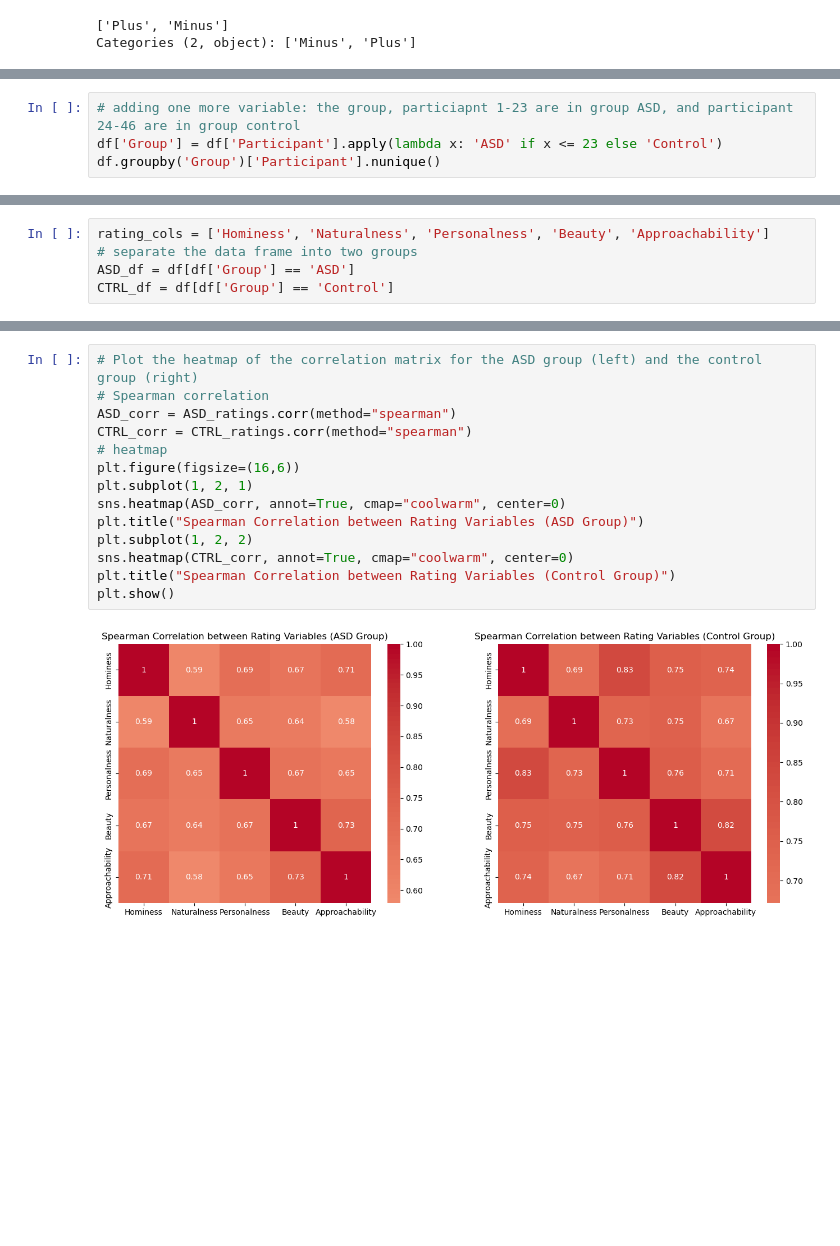
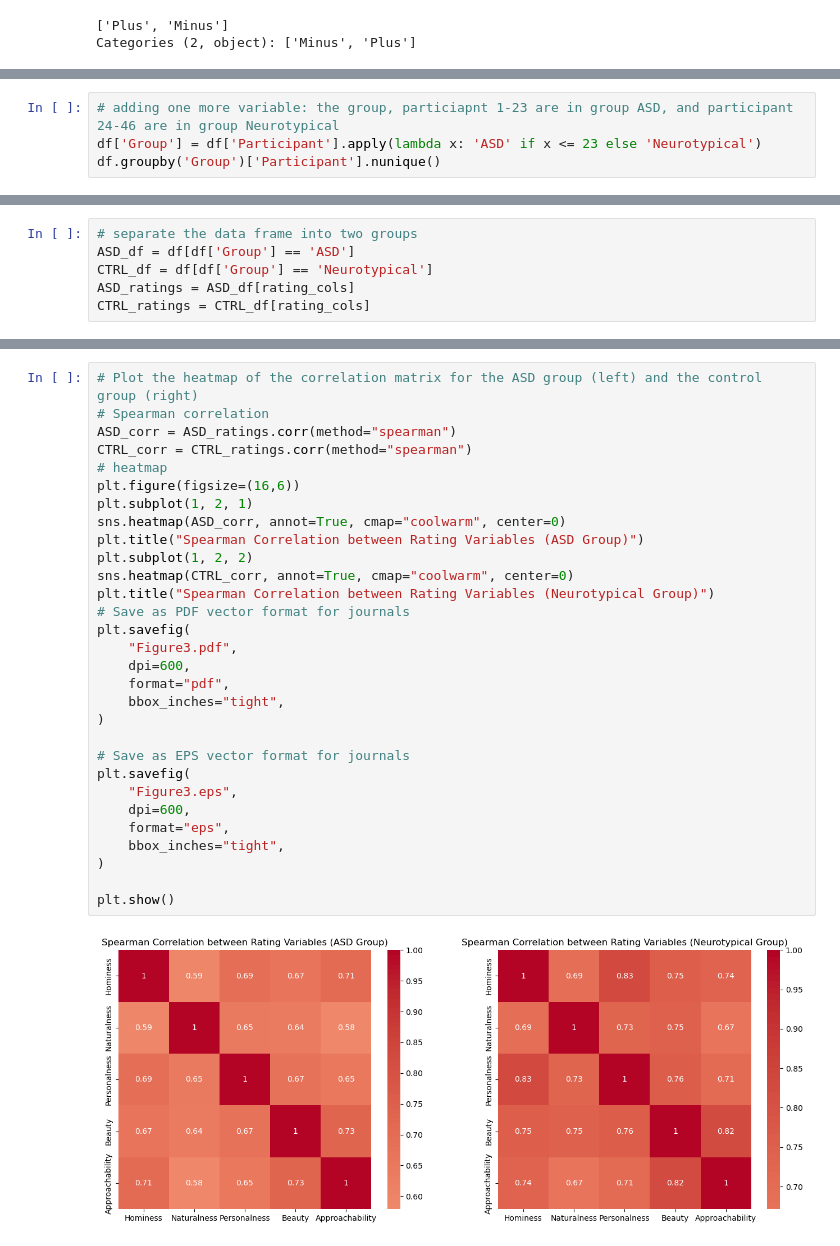
Before and after one commit to PsyYang/NeuroArchitecture, a Jupyter notebook: Exp2/preprocess.ipynb, the cells around one changed output, grey strips where cells are left out. Drawn from its saved outputs; the diff is of its cells as text; blank space fills up the shorter version.

```diff
--- a/Exp2/preprocess.ipynb
+++ b/Exp2/preprocess.ipynb
@@ -76,6 +82,6 @@ We only have Plus and Minus for the image category.
 # %%
-# adding one more variable: the group, particiapnt 1-23 are in group ASD, and participant 24-46 are in group control
-df['Group'] = df['Participant'].apply(lambda x: 'ASD' if x <= 23 else 'Control')
+# adding one more variable: the group, particiapnt 1-23 are in group ASD, and participant 24-46 are in group Neurotypical
+df['Group'] = df['Participant'].apply(lambda x: 'ASD' if x <= 23 else 'Neurotypical')
 df.groupby('Group')['Participant'].nunique()
 # %% [output]
 Group
@@ -101,5 +110,6 @@ print(mean_values)
 # %%
-rating_cols = ['Hominess', 'Naturalness', 'Personalness', 'Beauty', 'Approachability']
 # separate the data frame into two groups
 ASD_df = df[df['Group'] == 'ASD']
-CTRL_df = df[df['Group'] == 'Control']
+CTRL_df = df[df['Group'] == 'Neurotypical']
+ASD_ratings = ASD_df[rating_cols]
+CTRL_ratings = CTRL_df[rating_cols]
@@ -229,16 +271,32 @@ plt.show()
 # %%
 # Plot the heatmap of the correlation matrix for the ASD group (left) and the control group (right)
 # Spearman correlation
 ASD_corr = ASD_ratings.corr(method="spearman")
 CTRL_corr = CTRL_ratings.corr(method="spearman")
 # heatmap
 plt.figure(figsize=(16,6))
 plt.subplot(1, 2, 1)
 sns.heatmap(ASD_corr, annot=True, cmap="coolwarm", center=0)
 plt.title("Spearman Correlation between Rating Variables (ASD Group)")
 plt.subplot(1, 2, 2)
 sns.heatmap(CTRL_corr, annot=True, cmap="coolwarm", center=0)
-plt.title("Spearman Correlation between Rating Variables (Control Group)")
+plt.title("Spearman Correlation between Rating Variables (Neurotypical Group)")
+# Save as PDF vector format for journals
+plt.savefig(
+    "Figure3.pdf",
+    dpi=600,
+    format="pdf",
+    bbox_inches="tight",
+)
+
+# Save as EPS vector format for journals
+plt.savefig(
+    "Figure3.eps",
+    dpi=600,
+    format="eps",
+    bbox_inches="tight",
+)
+
 plt.show()
 # %% [output]
-[figure, old version]
+[figure, new version]
```
Also changed, not shown: parts of 25 cells of this notebook, 8 other files.
